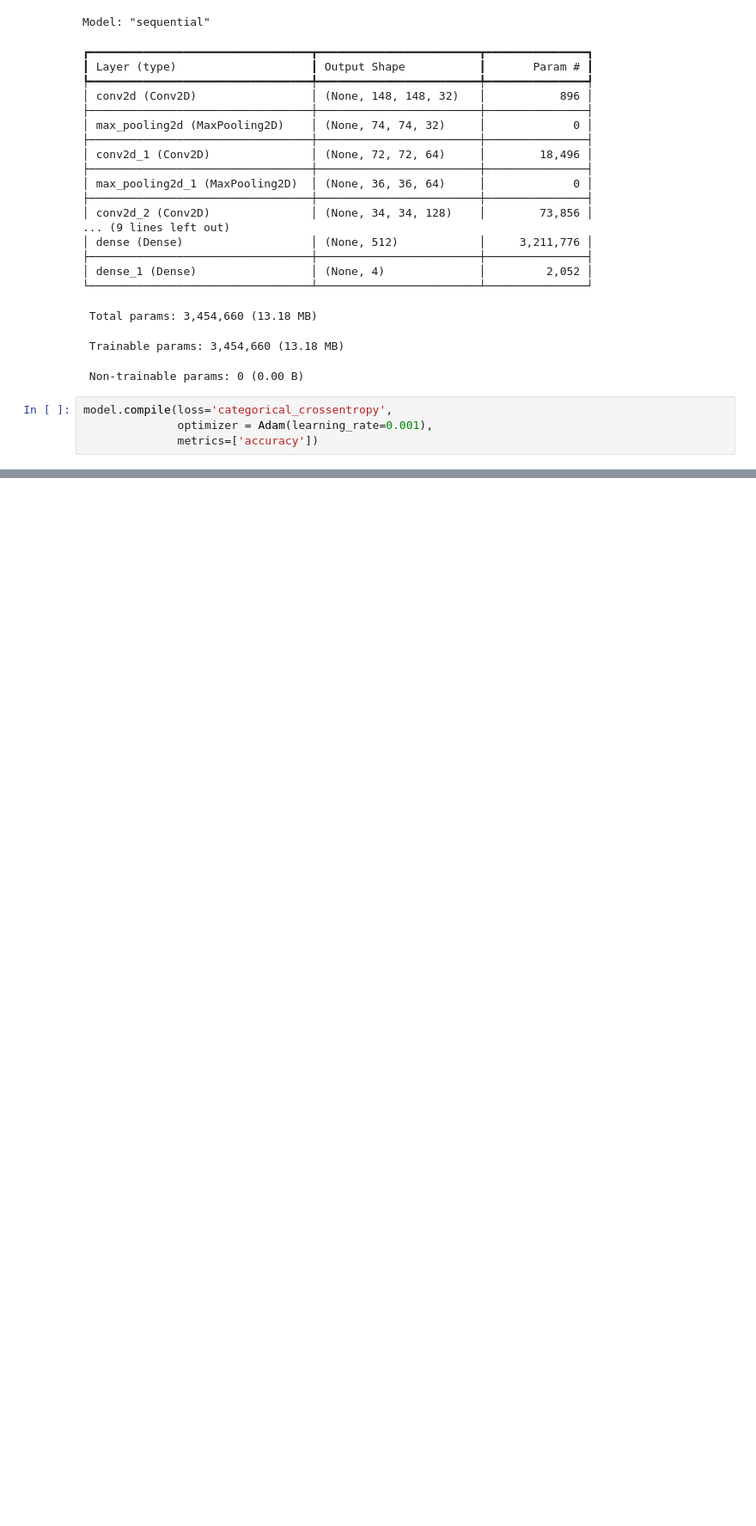
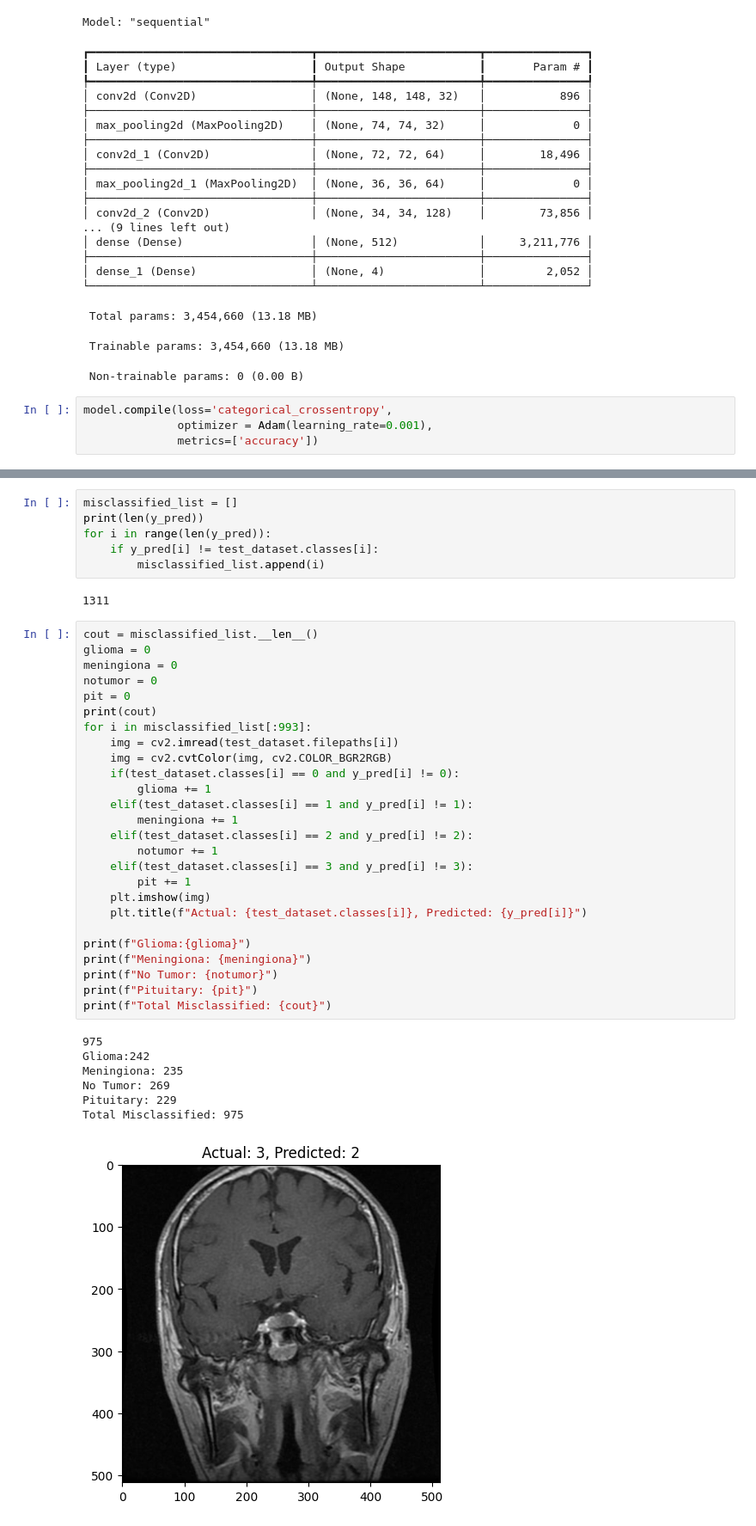
Before and after one commit to misraozoktas/machine_learning_43, a Jupyter notebook: MlFinalProject.ipynb, the cells around one changed output, grey strips where cells are left out. Shown at 86% size. Saved outputs shown, nothing was run; the diff lists cells and outputs as text; blank space fills up the shorter version.

```diff
--- a/MlFinalProject.ipynb
+++ b/MlFinalProject.ipynb
@@ -223 +229,43 @@ Epoch 15/15
+# %%
+misclassified_list = []
+print(len(y_pred))
+for i in range(len(y_pred)):
+    if y_pred[i] != test_dataset.classes[i]:
+        misclassified_list.append(i)
+# %% [output]
+1311
+# %%
+cout = misclassified_list.__len__()
+glioma = 0
+meningiona = 0
+notumor = 0
+pit = 0
+print(cout)
+for i in misclassified_list[:993]:
+    img = cv2.imread(test_dataset.filepaths[i])
+    img = cv2.cvtColor(img, cv2.COLOR_BGR2RGB)
+    if(test_dataset.classes[i] == 0 and y_pred[i] != 0):
+        glioma += 1
+    elif(test_dataset.classes[i] == 1 and y_pred[i] != 1):
+        meningiona += 1
+    elif(test_dataset.classes[i] == 2 and y_pred[i] != 2):
+        notumor += 1
+    elif(test_dataset.classes[i] == 3 and y_pred[i] != 3):
+        pit += 1
+    plt.imshow(img)
+    plt.title(f"Actual: {test_dataset.classes[i]}, Predicted: {y_pred[i]}")
+
+print(f"Glioma:{glioma}")
+print(f"Meningiona: {meningiona}")
+print(f"No Tumor: {notumor}")
+print(f"Pituitary: {pit}")
+print(f"Total Misclassified: {cout}")
+# %% [output]
+975
+Glioma:242
+Meningiona: 235
+No Tumor: 269
+Pituitary: 229
+Total Misclassified: 975
+[figure, added]
 # %%
```
Also changed, not shown: parts of 10 cells of this notebook.
